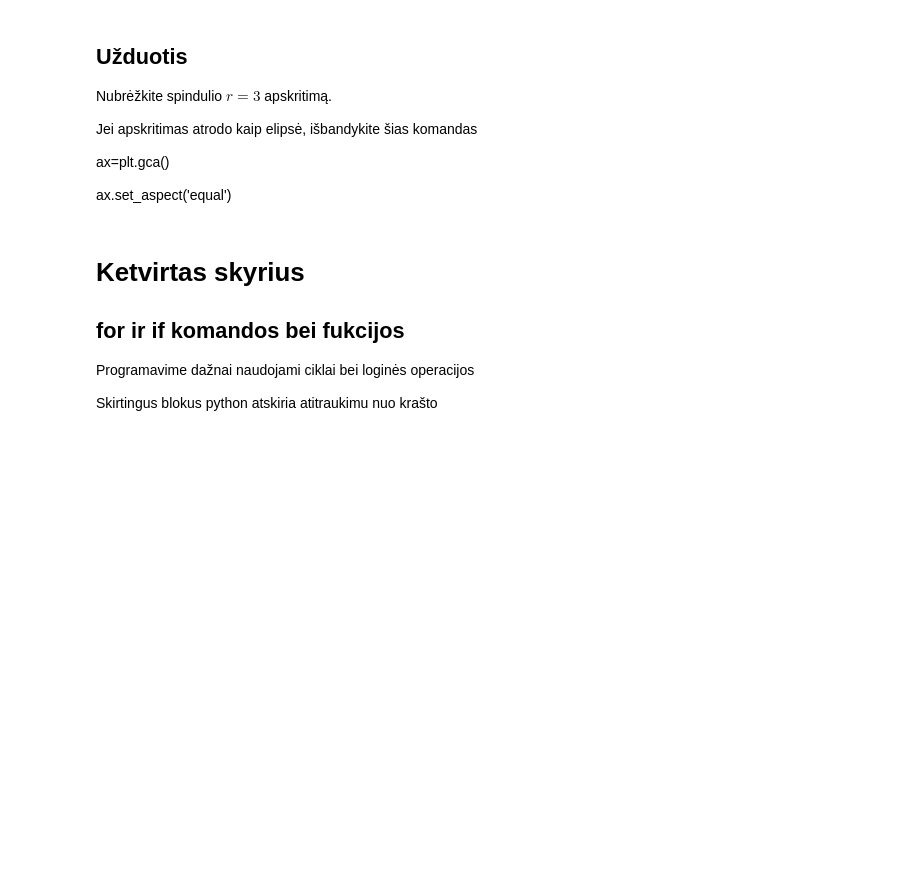
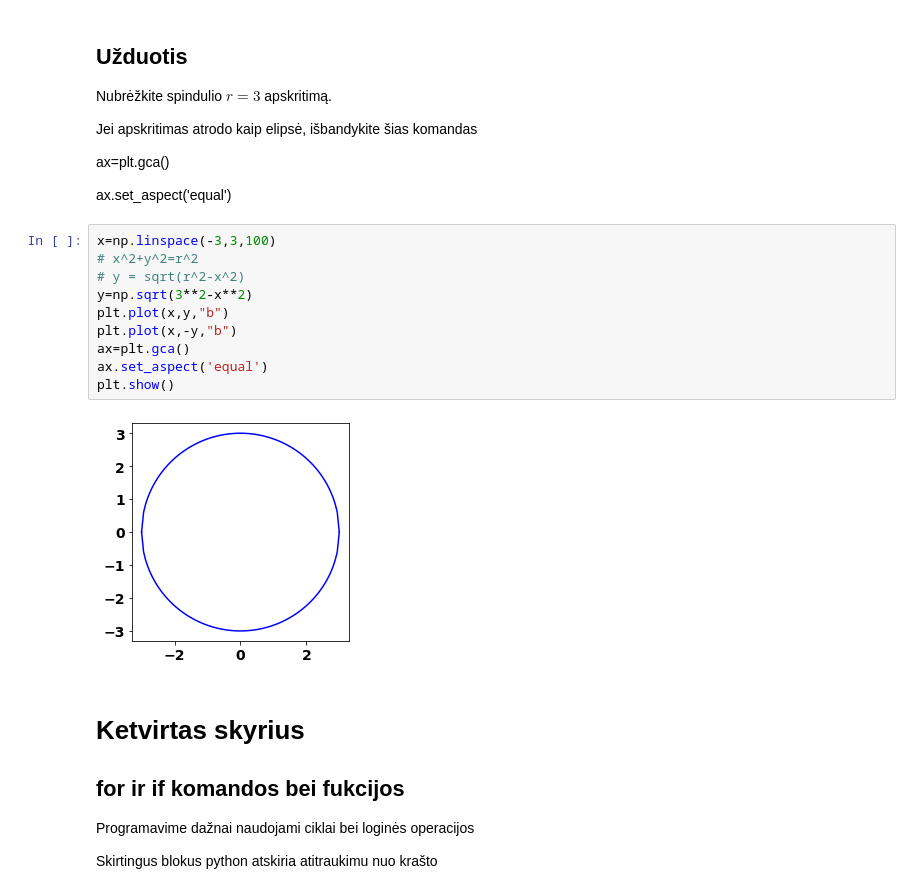
Before and after one commit to amazeliauskas/NMA20210217, a Jupyter notebook: Pamoka_1.ipynb, the cells around one changed output. Drawn from its saved outputs; the diff is of its cells as text; blank space fills up the shorter version.

```diff
--- a/Pamoka_1.ipynb
+++ b/Pamoka_1.ipynb
@@ -137,6 +185,18 @@ Jei apskritimas atrodo kaip elipsė, išbandykite šias komandas
 ax=plt.gca()
 
 ax.set_aspect('equal')
+# %%
+x=np.linspace(-3,3,100)
+# x^2+y^2=r^2
+# y = sqrt(r^2-x^2)
+y=np.sqrt(3**2-x**2)
+plt.plot(x,y,"b")
+plt.plot(x,-y,"b")
+ax=plt.gca()
+ax.set_aspect('equal')
+plt.show()
+# %% [output]
+[figure, added]
 # %% [markdown]
 # Ketvirtas skyrius
 ## **for** ir **if** komandos bei fukcijos
```
Also changed, not shown: parts of 27 cells of this notebook, 1 other file.
